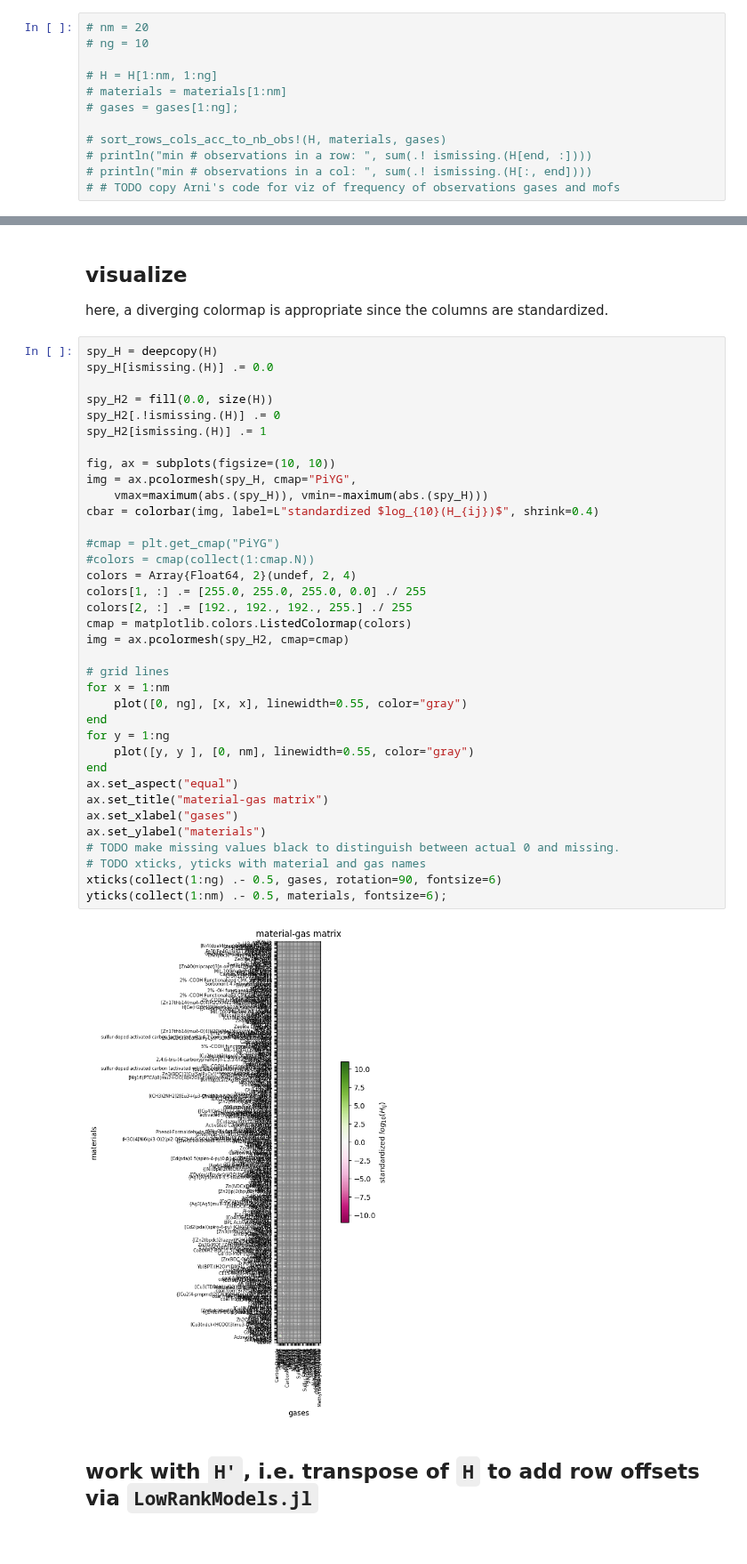
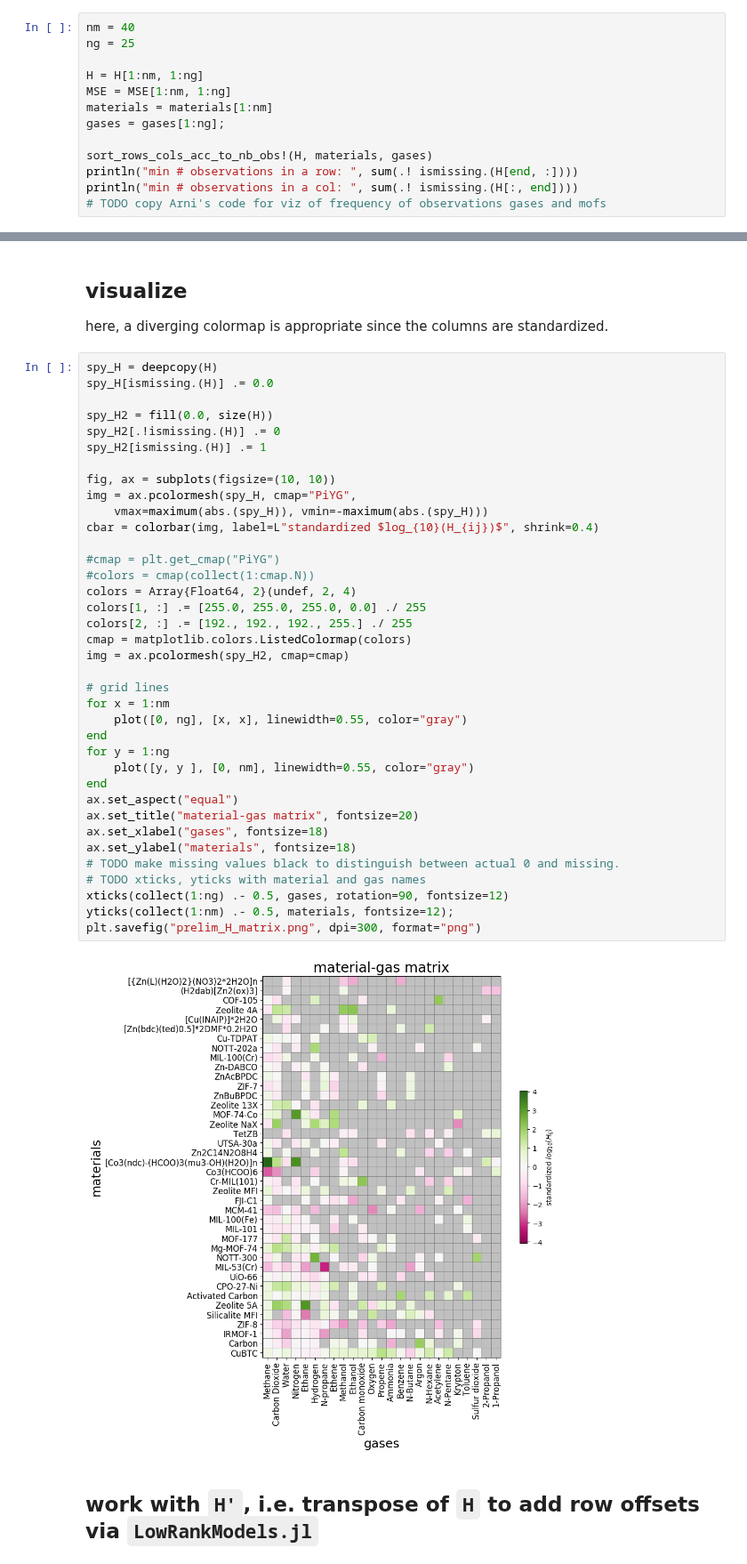
Before and after one commit to SimonEnsemble/material_recommendation_system, a Jupyter notebook: RecSys.ipynb, the cells around one changed output, grey strips where cells are left out. Shown at 89% size. Cells and saved outputs as stored; diff of their text form; blank space fills up the shorter version.

```diff
--- a/RecSys.ipynb
+++ b/RecSys.ipynb
@@ -57,14 +57,15 @@ sort_rows_cols_acc_to_nb_obs!(H, materials, gases)
 # %% [markdown]
 ## prune matrix by selecting rows/cols with the most observations
 # %%
-# nm = 20
-# ng = 10
+nm = 40
+ng = 25
 
-# H = H[1:nm, 1:ng]
-# materials = materials[1:nm]
-# gases = gases[1:ng];
+H = H[1:nm, 1:ng]
+MSE = MSE[1:nm, 1:ng]
+materials = materials[1:nm]
+gases = gases[1:ng];
 
-# sort_rows_cols_acc_to_nb_obs!(H, materials, gases)
-# println("min # observations in a row: ", sum(.! ismissing.(H[end, :])))
-# println("min # observations in a col: ", sum(.! ismissing.(H[:, end])))
-# # TODO copy Arni's code for viz of frequency of observations gases and mofs
+sort_rows_cols_acc_to_nb_obs!(H, materials, gases)
+println("min # observations in a row: ", sum(.! ismissing.(H[end, :])))
+println("min # observations in a col: ", sum(.! ismissing.(H[:, end])))
+# TODO copy Arni's code for viz of frequency of observations gases and mofs
@@ -124,39 +128,40 @@ spy_H = deepcopy(H)
 spy_H[ismissing.(H)] .= 0.0
 
 spy_H2 = fill(0.0, size(H))
 spy_H2[.!ismissing.(H)] .= 0
 spy_H2[ismissing.(H)] .= 1
 
 fig, ax = subplots(figsize=(10, 10))
 img = ax.pcolormesh(spy_H, cmap="PiYG",
     vmax=maximum(abs.(spy_H)), vmin=-maximum(abs.(spy_H)))
 cbar = colorbar(img, label=L"standardized $log_{10}(H_{ij})$", shrink=0.4)
 
 #cmap = plt.get_cmap("PiYG")
 #colors = cmap(collect(1:cmap.N))
 colors = Array{Float64, 2}(undef, 2, 4)
 colors[1, :] .= [255.0, 255.0, 255.0, 0.0] ./ 255
 colors[2, :] .= [192., 192., 192., 255.] ./ 255
 cmap = matplotlib.colors.ListedColormap(colors)
 img = ax.pcolormesh(spy_H2, cmap=cmap)
 
 # grid lines
 for x = 1:nm
     plot([0, ng], [x, x], linewidth=0.55, color="gray")
 end
 for y = 1:ng
     plot([y, y ], [0, nm], linewidth=0.55, color="gray")
 end
 ax.set_aspect("equal")
-ax.set_title("material-gas matrix")
-ax.set_xlabel("gases")
-ax.set_ylabel("materials")
+ax.set_title("material-gas matrix", fontsize=20)
+ax.set_xlabel("gases", fontsize=18)
+ax.set_ylabel("materials", fontsize=18)
 # TODO make missing values black to distinguish between actual 0 and missing.
 # TODO xticks, yticks with material and gas names
-xticks(collect(1:ng) .- 0.5, gases, rotation=90, fontsize=6)
-yticks(collect(1:nm) .- 0.5, materials, fontsize=6);
+xticks(collect(1:ng) .- 0.5, gases, rotation=90, fontsize=12)
+yticks(collect(1:nm) .- 0.5, materials, fontsize=12);
+plt.savefig("prelim_H_matrix.png", dpi=300, format="png")
 # %% [output]
-[figure, old version]
+[figure, new version]
 # %% [markdown]
 ## work with `H'`, i.e. transpose of `H` to add row offsets via `LowRankModels.jl`
 # %%
```
Also changed, not shown: parts of 19 cells of this notebook, 1 other file.
